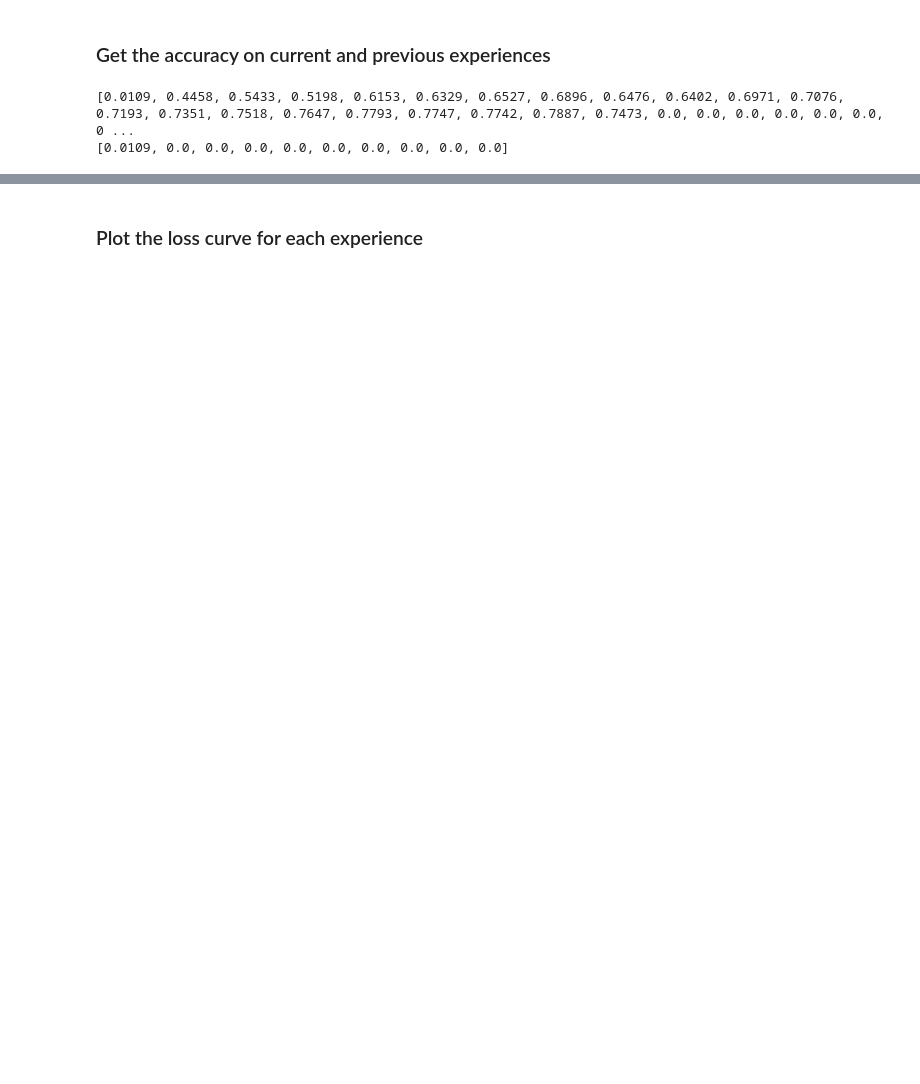
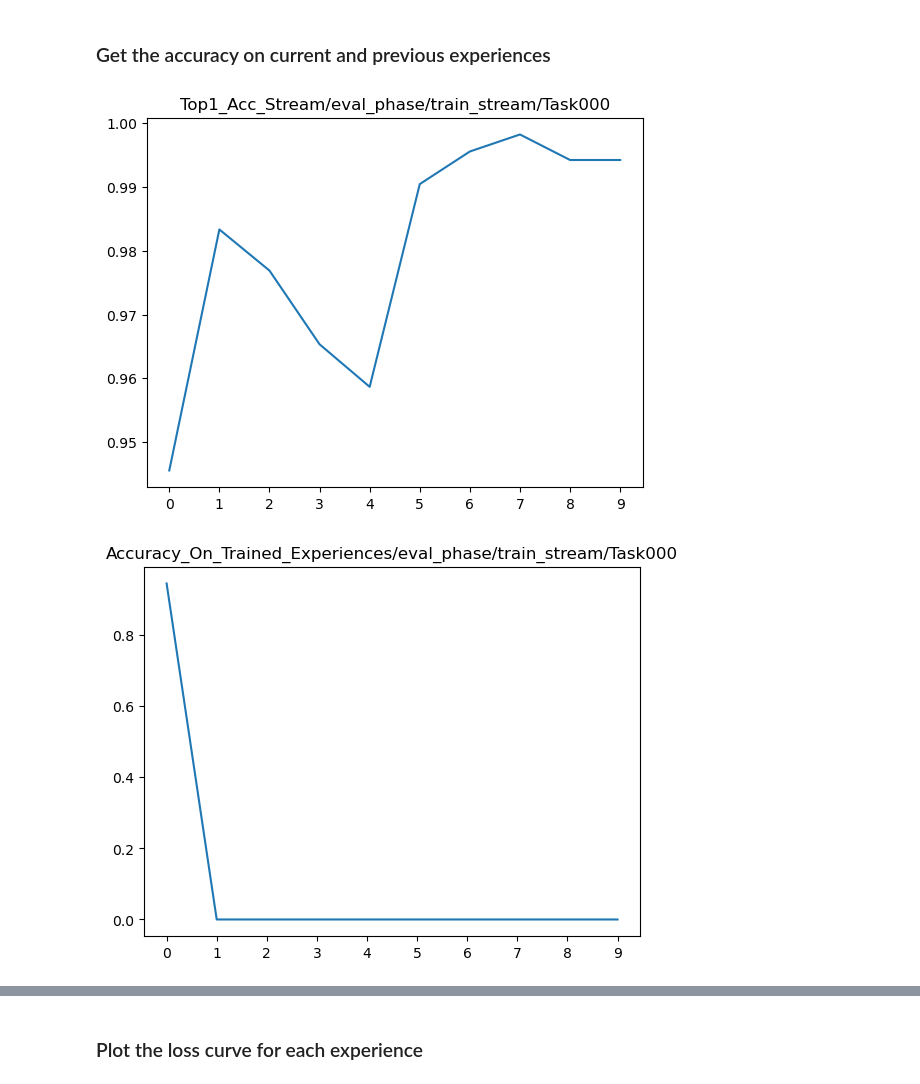
Before and after one commit to giacomo-cgn/der-plus-plus, a Jupyter notebook: exploratory.ipynb, the cells around one changed output, grey strips where cells are left out. Saved outputs shown, nothing was run; the diff lists cells and outputs as text; code cells hidden in the pictures; blank space fills up the shorter version.

```diff
--- a/exploratory.ipynb
+++ b/exploratory.ipynb
@@ -155,17 +155,19 @@ Training completed
 # %%
 aggregated_results = {}
 
 for i, exp_dict in enumerate(exp_results):
    for metric_name, metric_value in exp_dict.items():
         if metric_name not in aggregated_results:
             aggregated_results[metric_name] = []
             aggregated_results[metric_name].append(metric_value)
         else:
             aggregated_results[metric_name].append(metric_value)
 
 for metric_name, metric_values in aggregated_results.items():
     plt.plot(metric_values, label=metric_name)
+    plt.title(metric_name)
+    plt.xticks(range(len(metric_values)))
     plt.show()
 # %% [output]
-[0.0109, 0.4458, 0.5433, 0.5198, 0.6153, 0.6329, 0.6527, 0.6896, 0.6476, 0.6402, 0.6971, 0.7076, 0.7193, 0.7351, 0.7518, 0.7647, 0.7793, 0.7747, 0.7742, 0.7887, 0.7473, 0.0, 0.0, 0.0, 0.0, 0.0, 0.0, 0 ...
-[0.0109, 0.0, 0.0, 0.0, 0.0, 0.0, 0.0, 0.0, 0.0, 0.0]
+[figure, added]
+[figure, added]
```
Also changed, not shown: parts of 5 cells of this notebook, 3 other files.
